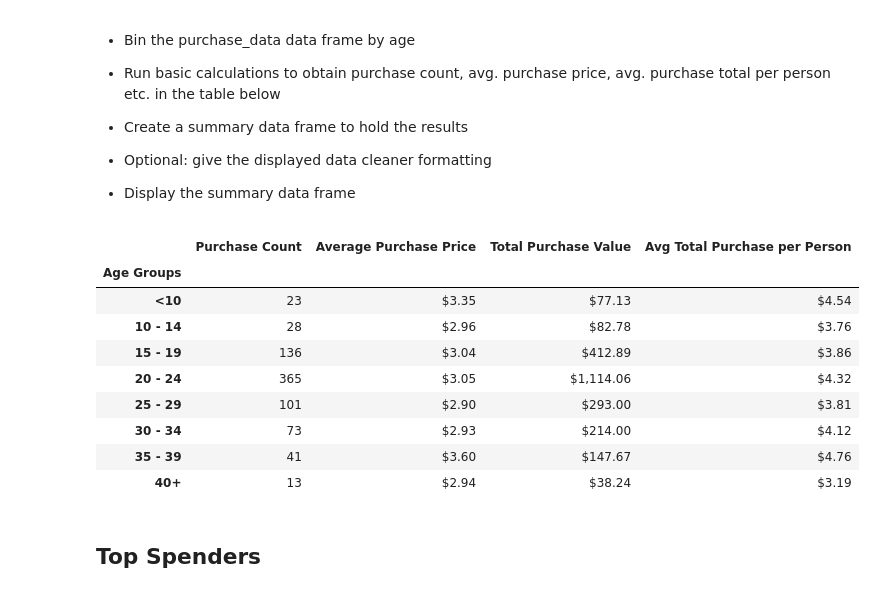
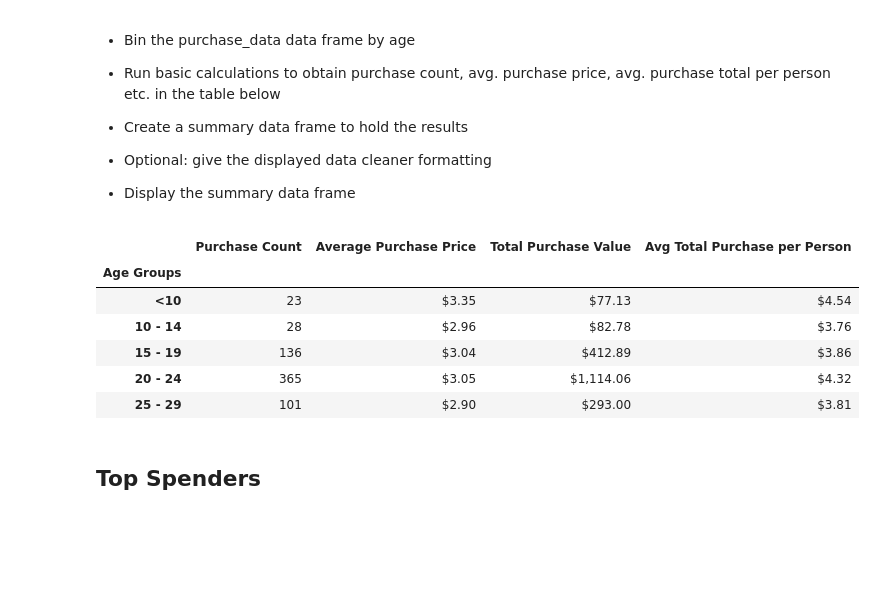
Before and after one commit to cjvilla/pandas-challenge, a Jupyter notebook: HeroesOfPymoli/HeroesOfPymoli_starter.ipynb, the cells around one changed output. Saved outputs shown, nothing was run; the diff lists cells and outputs as text; code cells hidden in the pictures; blank space fills up the shorter version.

```diff
--- a/HeroesOfPymoli/HeroesOfPymoli_starter.ipynb
+++ b/HeroesOfPymoli/HeroesOfPymoli_starter.ipynb
@@ -182,26 +182,25 @@ av_indiv = total_purchase_val/total_count
 # %%
 #creating a data frame to hold variables and columns
 dem_analysis = pd.DataFrame({
     "Purchase Count" : purchase_count,
     "Average Purchase Price": average_purchasePrice,
     "Total Purchase Value" : total_purchase_val,
     "Avg Total Purchase per Person" : av_indiv
 })
+
 dem_analysis["Average Purchase Price"] = dem_analysis["Average Purchase Price"].map('${:,.2f}'.format)
 dem_analysis["Total Purchase Value" ] = dem_analysis["Total Purchase Value" ].map('${:,.2f}'.format)
 dem_analysis["Avg Total Purchase per Person"] = dem_analysis["Avg Total Purchase per Person"].map('${:,.2f}'.format)
-dem_analysis
+
+dem_analysis.head()
 # %% [output]
 |  | Purchase Count | Average Purchase Price | Total Purchase Value | Avg Total Purchase per Person |
 | Age Groups |  |  |  |  |
 | <10 | 23 | $3.35 | $77.13 | $4.54 |
 | 10 - 14 | 28 | $2.96 | $82.78 | $3.76 |
 | 15 - 19 | 136 | $3.04 | $412.89 | $3.86 |
 | 20 - 24 | 365 | $3.05 | $1,114.06 | $4.32 |
 | 25 - 29 | 101 | $2.90 | $293.00 | $3.81 |
-| 30 - 34 | 73 | $2.93 | $214.00 | $4.12 |
-| 35 - 39 | 41 | $3.60 | $147.67 | $4.76 |
-| 40+ | 13 | $2.94 | $38.24 | $3.19 |
 # %% [markdown]
 ## Top Spenders
 # %% [markdown]
```
Also changed, not shown: parts of 2 cells of this notebook.
